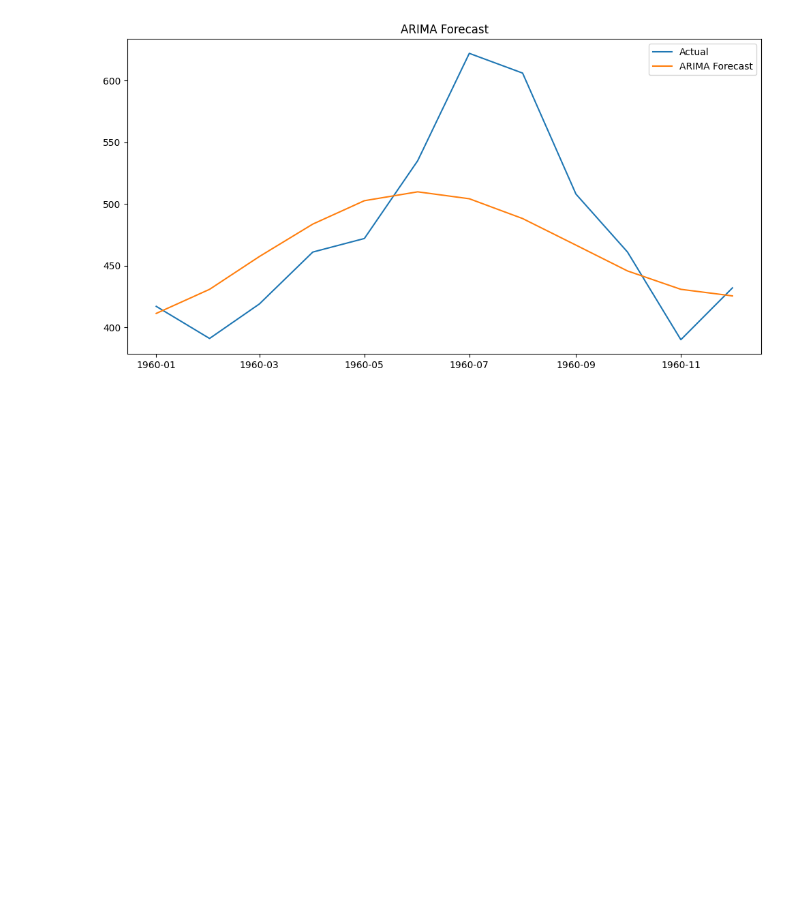
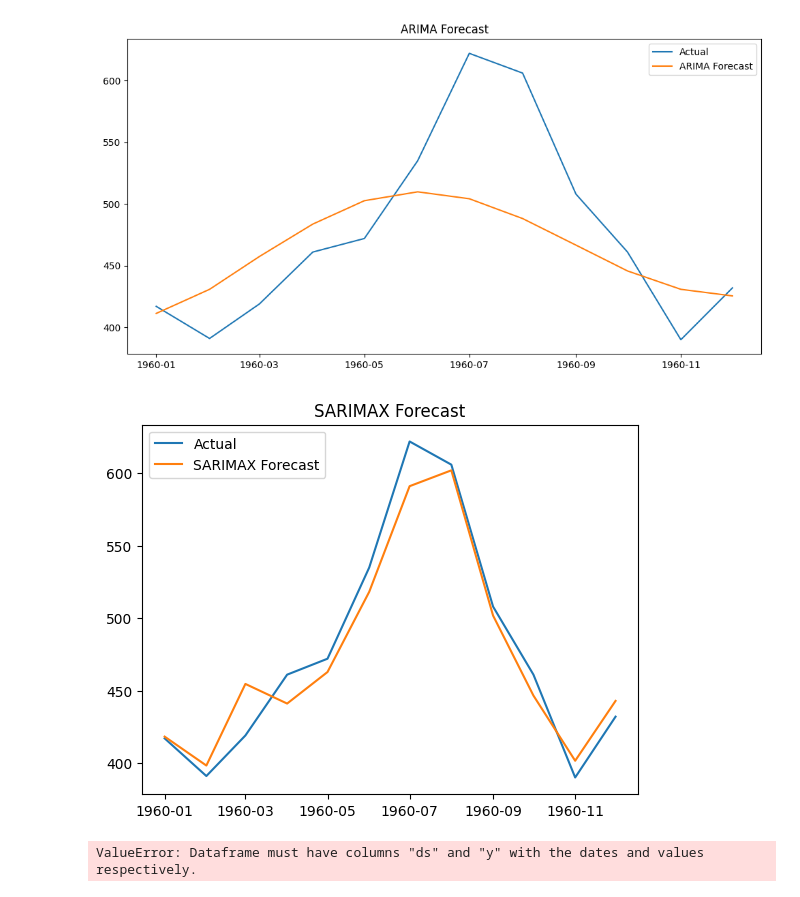
Before and after one commit to Anishsunar/Deep_learning_Practice-, a Jupyter notebook: Time_Series.ipynb, the cells around one changed output. Drawn from its saved outputs; the diff is of its cells as text; code cells hidden in the pictures; blank space fills up the shorter version.

Commit message:
some error

```diff
--- a/Time_Series.ipynb
+++ b/Time_Series.ipynb
@@ -128,0 +124,43 @@ test = airline.iloc[-12:]
+# %%
+from statsmodels.tsa.statespace.sarimax import SARIMAX
+#train-test split
+train = airline.iloc[:-12]
+test = airline.iloc[-12:]
+
+
+#Fit Arima model
+model_sarimax = SARIMAX(train['passengers'], order=(2, 1, 2),seasonal_order=(1, 1, 1, 12))
+model_sarimax_fit = model_sarimax.fit()
+
+# Forcast next 12 months
+forecast_sarimax = model_sarimax_fit.forecast(steps=12)
+
+#Plot
+plt.plot(test.index, test['passengers'], label='Actual')
+plt.plot(test.index, forecast_sarimax, label='SARIMAX Forecast')
+plt.legend()
+plt.title('SARIMAX Forecast')
+plt.show()
+# %% [output]
+[figure, added]
+# %%
+from prophet import Prophet
+import matplotlib.pyplot as plt
+
+#Prepare data for Prophet
+airline_prophet = airline.reset_index().rename(columns= {'Date':'ds','passengers':'y'})
+train_prophet = airline.iloc[:-12]
+#Fit model
+model_prophet = Prophet()
+model_prophet.fit(train_prophet)
+#Create future dataframe
+future = model_prophet.make_future_dataframe(periods=12, freq='M')
+#Make prediction
+forecast_prophet = model_prophet.predict(future)
+
+#Plot forecast
+model_prophet.plot(forecast_prophet)
+plt.title('Prophet Forecast')
+plt.show()
+# %% [output]
+ValueError: Dataframe must have columns "ds" and "y" with the dates and values respectively.
```
Also changed, not shown: parts of 2 cells of this notebook.
